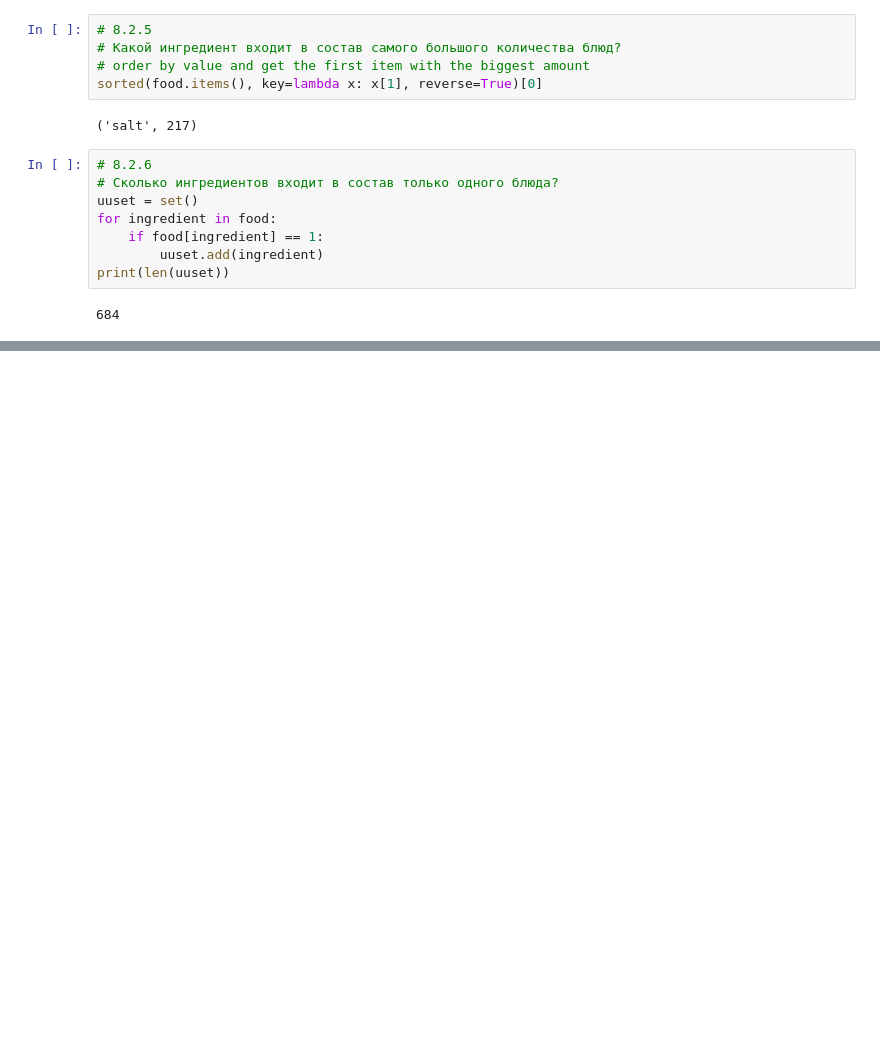
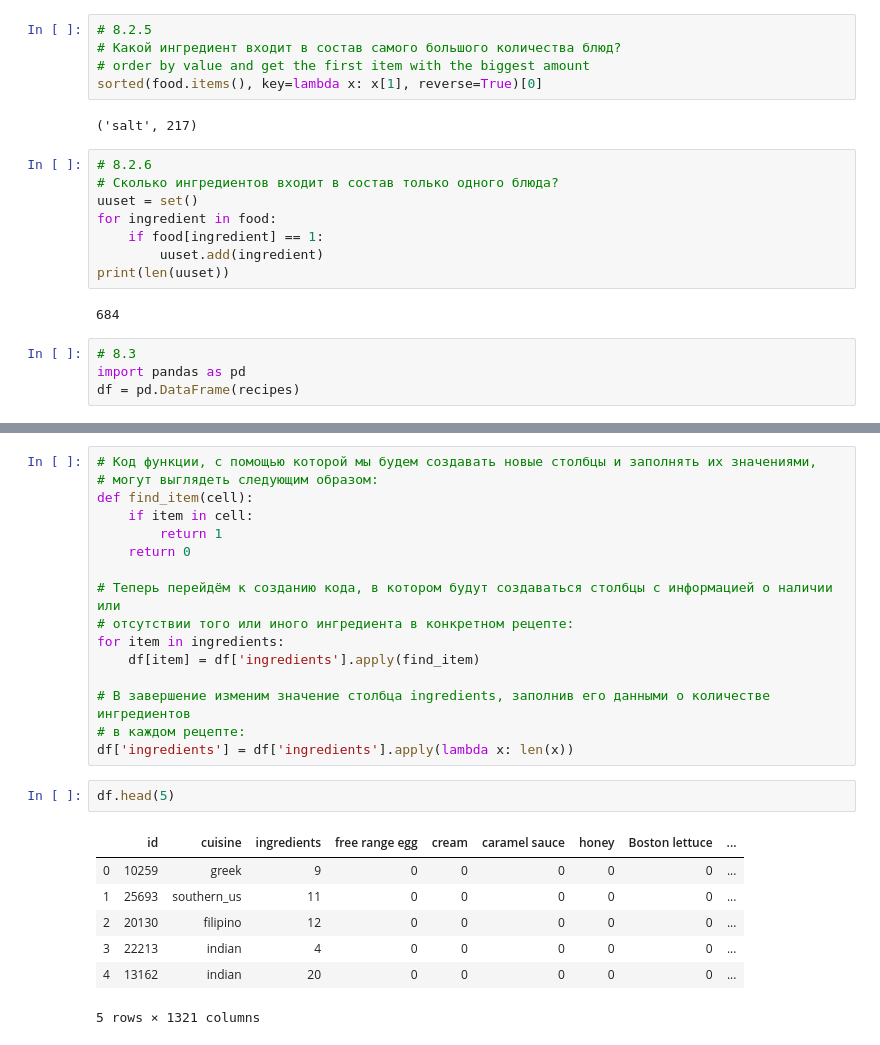
Before and after one commit to islonik/ds, a Jupyter notebook: notebooks/b8.ipynb, the cells around one changed output, grey strips where cells are left out. Drawn from its saved outputs; the diff is of its cells as text; blank space fills up the shorter version.

```diff
--- a/notebooks/b8.ipynb
+++ b/notebooks/b8.ipynb
@@ -146,3 +148,7 @@ for ingredient in food:
 print(len(uuset))
 # %% [output]
 684
+# %%
+# 8.3
+import pandas as pd
+df = pd.DataFrame(recipes)
@@ -148,0 +164,26 @@ print(len(uuset))
+# %%
+# Код функции, с помощью которой мы будем создавать новые столбцы и заполнять их значениями,
+# могут выглядеть следующим образом:
+def find_item(cell):
+    if item in cell:
+        return 1
+    return 0
+
+# Теперь перейдём к созданию кода, в котором будут создаваться столбцы с информацией о наличии или
+# отсутствии того или иного ингредиента в конкретном рецепте:
+for item in ingredients:
+    df[item] = df['ingredients'].apply(find_item)
+
+# В завершение изменим значение столбца ingredients, заполнив его данными о количестве ингредиентов
+# в каждом рецепте:
+df['ingredients'] = df['ingredients'].apply(lambda x: len(x))
+# %%
+df.head(5)
+# %% [output]
+|  | id | cuisine | ingredients | free range egg | cream | caramel sauce | honey | Boston lettuce | ... |
+| 0 | 10259 | greek | 9 | 0 | 0 | 0 | 0 | 0 | ... |
+| 1 | 25693 | southern_us | 11 | 0 | 0 | 0 | 0 | 0 | ... |
+| 2 | 20130 | filipino | 12 | 0 | 0 | 0 | 0 | 0 | ... |
+| 3 | 22213 | indian | 4 | 0 | 0 | 0 | 0 | 0 | ... |
+| 4 | 13162 | indian | 20 | 0 | 0 | 0 | 0 | 0 | ... |
+5 rows × 1321 columns
```
Also changed, not shown: parts of 13 cells of this notebook, 3 other files.
